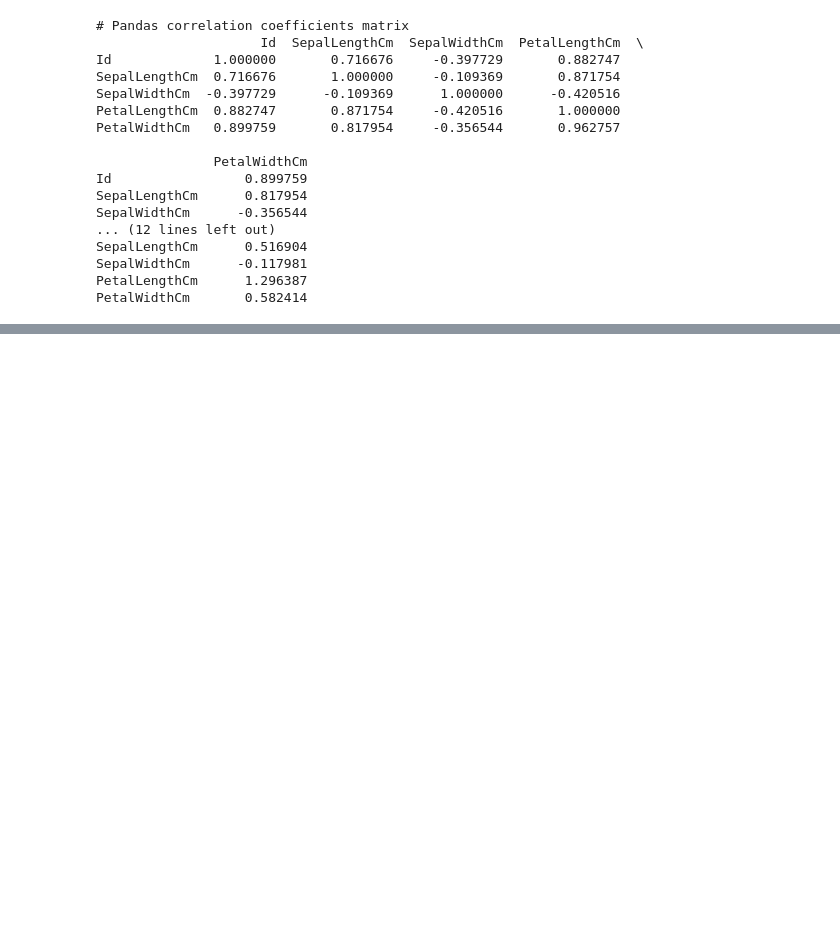
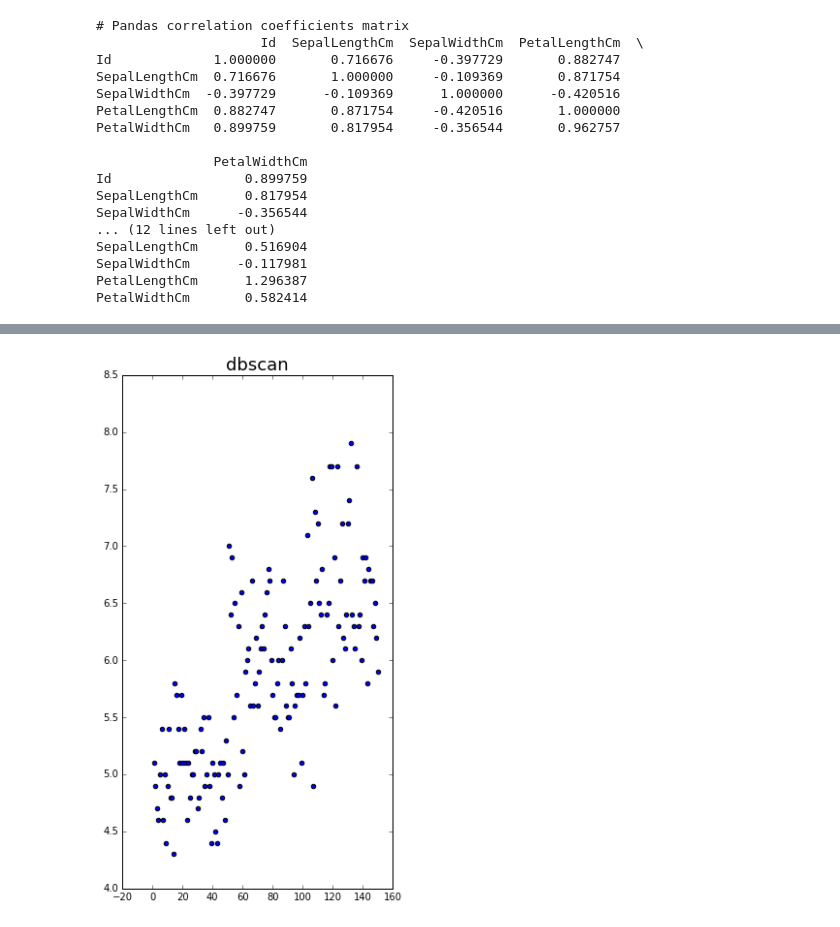
Before and after one commit to greytip/data-science-utils, a Jupyter notebook: DataExplorerTemplate.ipynb, the cells around one changed output, grey strips where cells are left out. Cells and saved outputs as stored; diff of their text form; code cells hidden in the pictures; blank space fills up the shorter version.

```diff
--- a/DataExplorerTemplate.ipynb
+++ b/DataExplorerTemplate.ipynb
@@ -115,5 +116,7 @@ TypeError: unorderable types: int() < range()
 # %%
-analyze.cluster_analyze(df, cluster_type='dbscan', n_clusters=3)
+analyze.cluster_analyze(df, cluster_type='dbscan')
+# %% [output]
+[figure, added]
 # %%
 analyze.som_analyze(df, (30,30))
 # %% [output]
```
Also changed, not shown: parts of 4 cells of this notebook, 1 other file.
